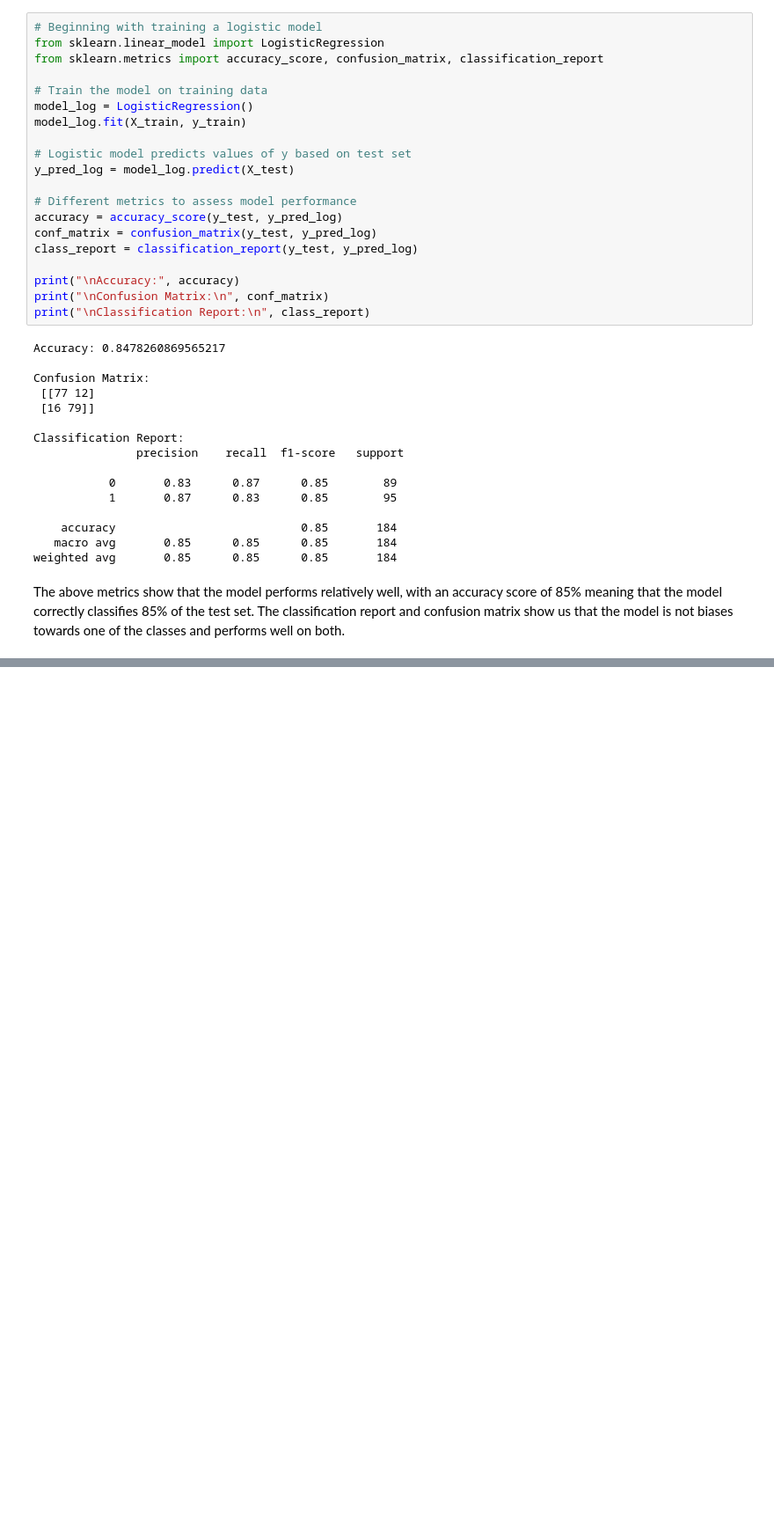
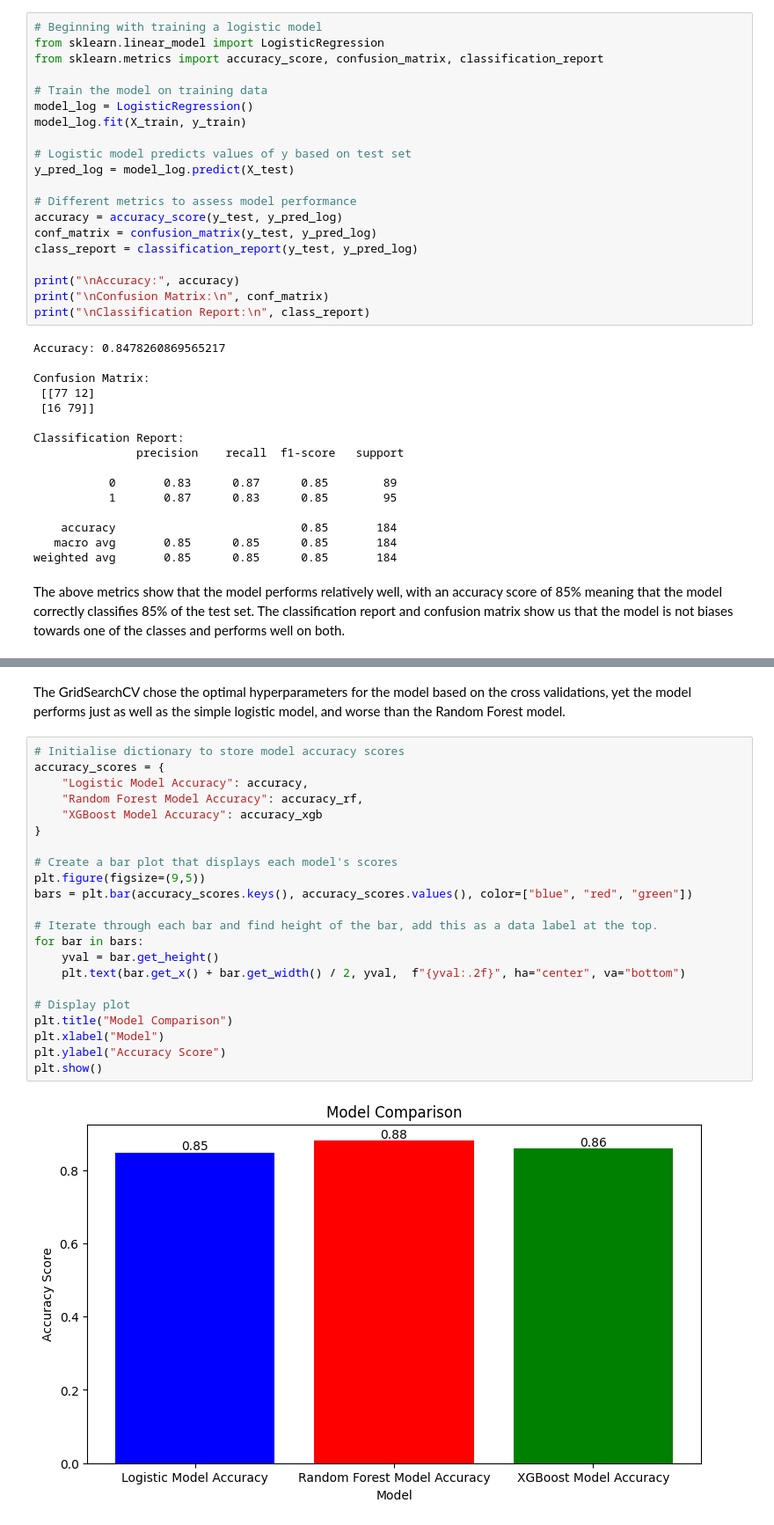
Before and after one commit to louis-porter/heart_failure_prediction, a Jupyter notebook: heart_failure_prediction.ipynb, the cells around one changed output, grey strips where cells are left out. Shown at 88% size. Cells and saved outputs as stored; diff of their text form; blank space fills up the shorter version.

```diff
--- a/heart_failure_prediction.ipynb
+++ b/heart_failure_prediction.ipynb
@@ -278,0 +391,26 @@ The results of the K-fold cross validation scores show that the model does not h
+# %% [markdown]
+The GridSearchCV chose the optimal hyperparameters for the model based on the cross validations, yet the model performs just as well as the simple logistic model, and worse than the Random Forest model.
+# %%
+# Initialise dictionary to store model accuracy scores
+accuracy_scores = {
+    "Logistic Model Accuracy": accuracy,
+    "Random Forest Model Accuracy": accuracy_rf,
+    "XGBoost Model Accuracy": accuracy_xgb
+}
+
+# Create a bar plot that displays each model's scores
+plt.figure(figsize=(9,5))
+bars = plt.bar(accuracy_scores.keys(), accuracy_scores.values(), color=["blue", "red", "green"])
+
+# Iterate through each bar and find height of the bar, add this as a data label at the top.
+for bar in bars:
+    yval = bar.get_height()
+    plt.text(bar.get_x() + bar.get_width() / 2, yval,  f"{yval:.2f}", ha="center", va="bottom")
+
+# Display plot
+plt.title("Model Comparison")
+plt.xlabel("Model")
+plt.ylabel("Accuracy Score")
+plt.show()
+# %% [output]
+[figure, added]
```
Also changed, not shown: parts of 12 cells of this notebook, 1 other file.
